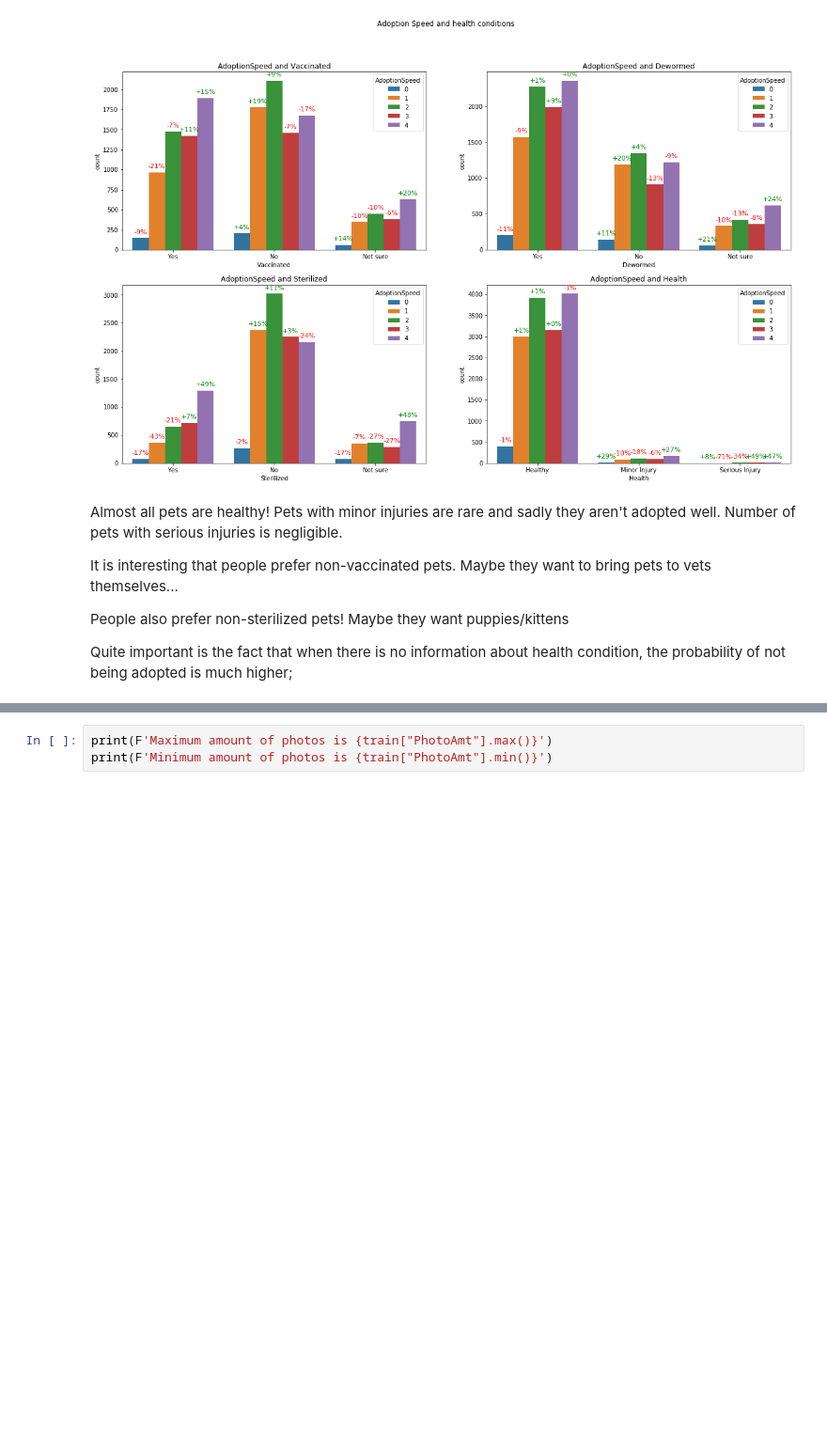
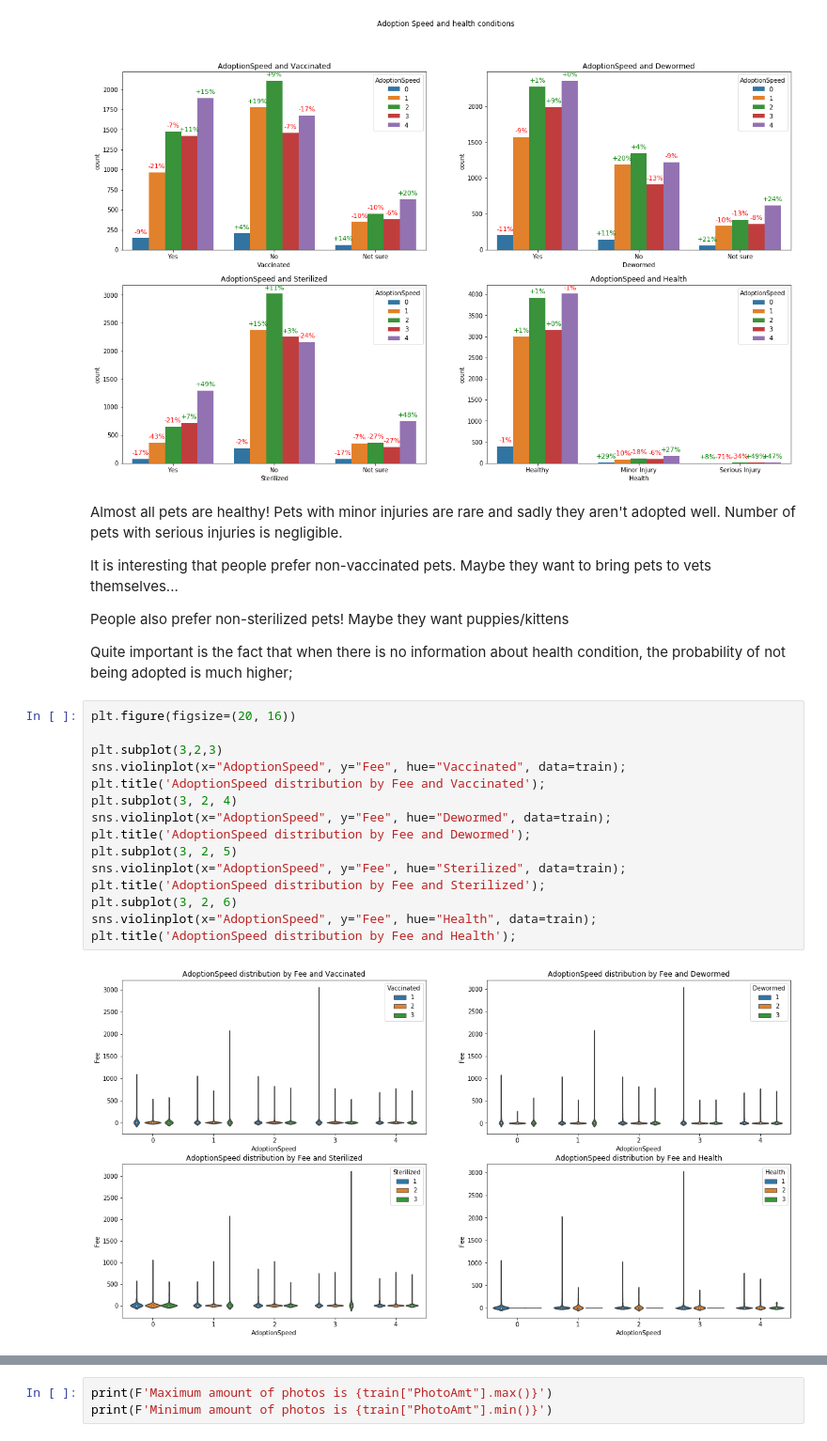
Before and after one commit to Loveker97/PetFinder, a Jupyter notebook: Name visualization.ipynb, the cells around one changed output, grey strips where cells are left out. Shown at 94% size. Drawn from its saved outputs; the diff is of its cells as text; blank space fills up the shorter version.

```diff
--- a/Name visualization.ipynb
+++ b/Name visualization.ipynb
@@ -243,3 +261,20 @@ It is interesting that people prefer non-vaccinated pets. Maybe they want to bri
 People also prefer non-sterilized pets! Maybe they want puppies/kittens
 
 Quite important is the fact that when there is no information about health condition, the probability of not being adopted is much higher;
+# %%
+plt.figure(figsize=(20, 16))
+
+plt.subplot(3,2,3)
+sns.violinplot(x="AdoptionSpeed", y="Fee", hue="Vaccinated", data=train);
+plt.title('AdoptionSpeed distribution by Fee and Vaccinated');
+plt.subplot(3, 2, 4)
+sns.violinplot(x="AdoptionSpeed", y="Fee", hue="Dewormed", data=train);
+plt.title('AdoptionSpeed distribution by Fee and Dewormed');
+plt.subplot(3, 2, 5)
+sns.violinplot(x="AdoptionSpeed", y="Fee", hue="Sterilized", data=train);
+plt.title('AdoptionSpeed distribution by Fee and Sterilized');
+plt.subplot(3, 2, 6)
+sns.violinplot(x="AdoptionSpeed", y="Fee", hue="Health", data=train);
+plt.title('AdoptionSpeed distribution by Fee and Health');
+# %% [output]
+[figure, added]
```
Also changed, not shown: parts of 8 cells of this notebook.
